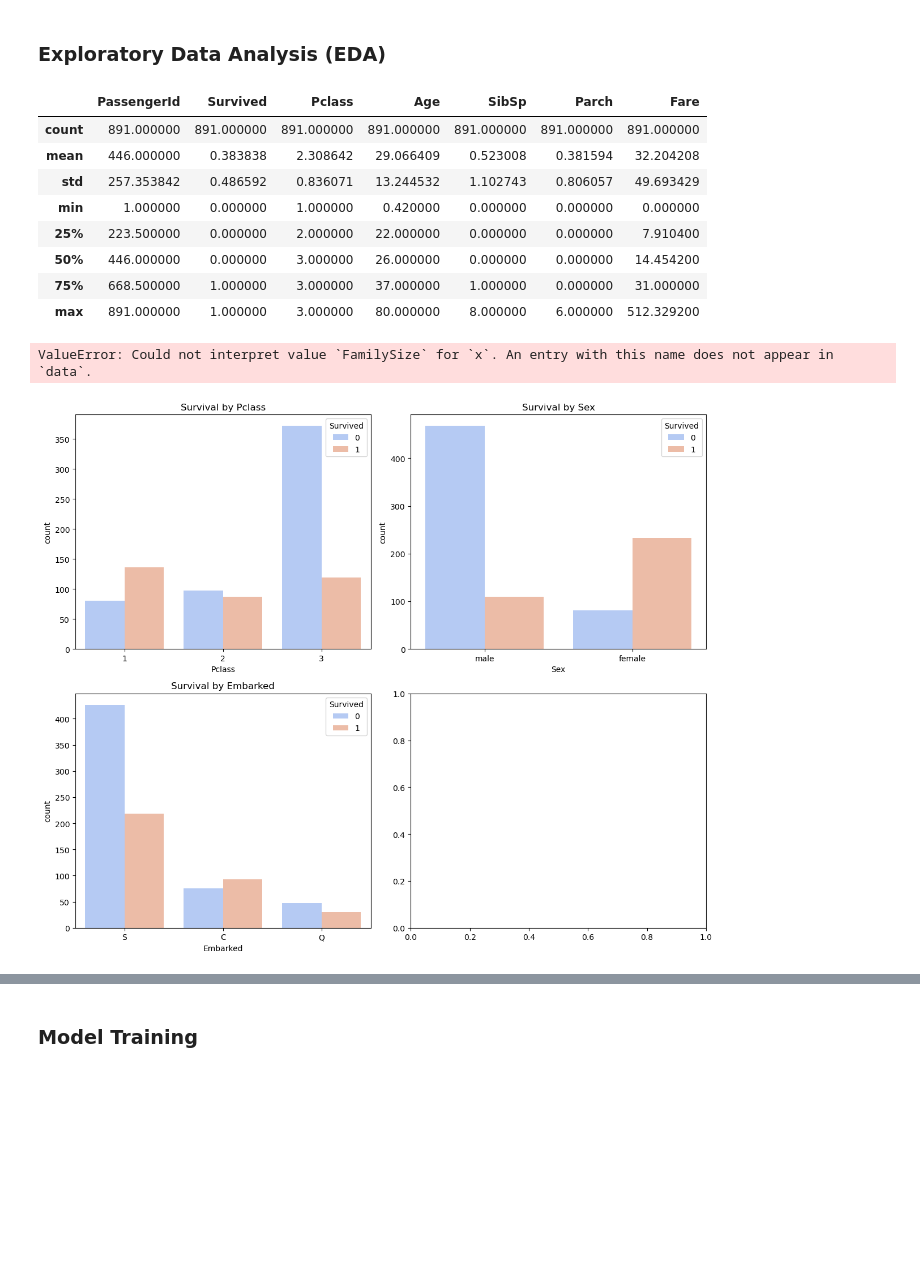
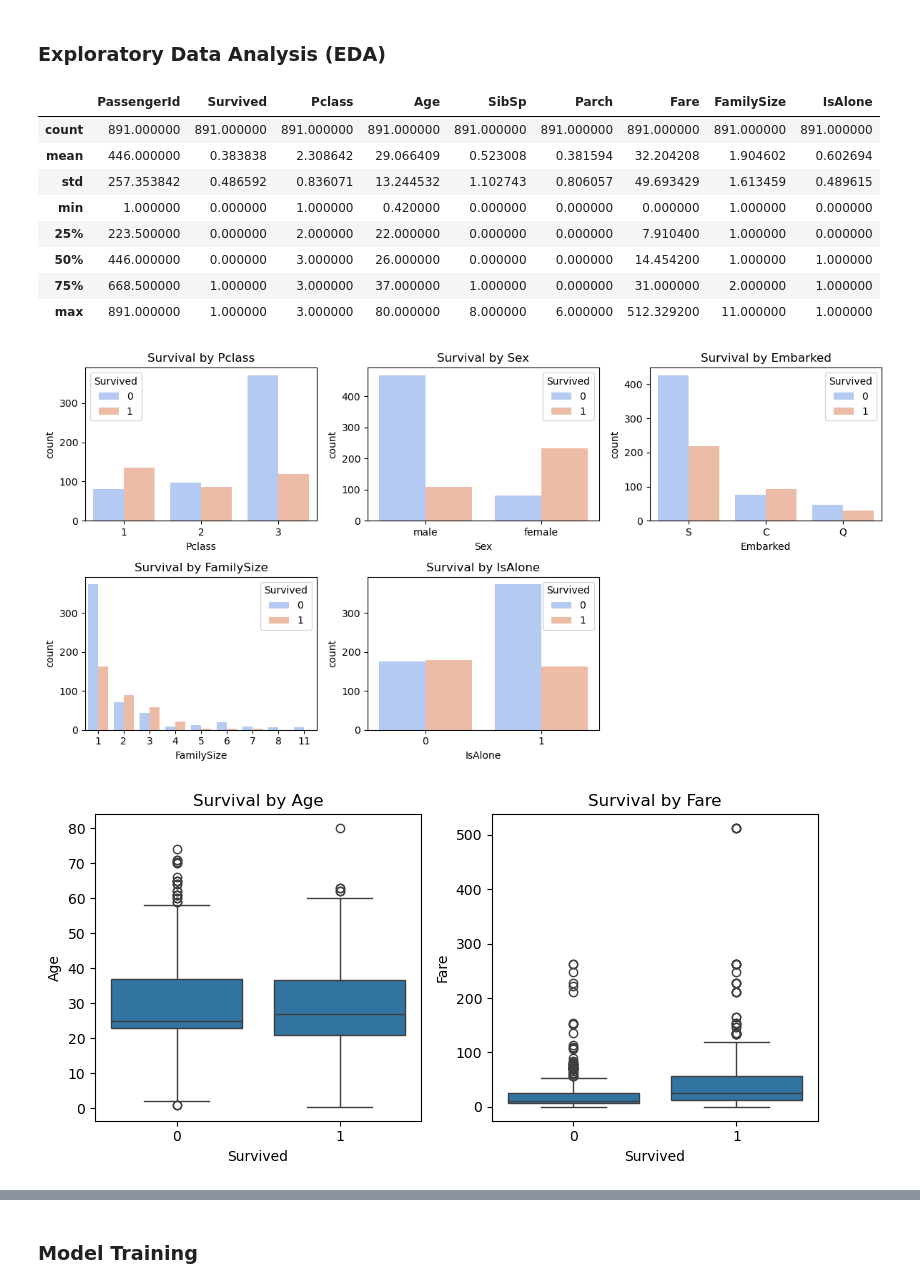
Before and after one commit to Graceyujung/Kaggle, a Jupyter notebook: Kaggle/titanic/titanic.ipynb, the cells around one changed output, grey strips where cells are left out. Cells and saved outputs as stored; diff of their text form; code cells hidden in the pictures; blank space fills up the shorter version.

```diff
--- a/Kaggle/titanic/titanic.ipynb
+++ b/Kaggle/titanic/titanic.ipynb
@@ -145,5 +126,5 @@ array([nan, 'C85', 'C123', 'E46', 'G6', 'C103', 'D56', 'A6',
        'B102', 'B69', 'E49', 'C47', 'D28', 'E17', 'A24', 'C50', 'B42',
        'C148'], dtype=object)
 # %%
-data.drop(columns=['Cabin'], inplace=True)
+data.drop(columns=['Cabin', 'Name', 'Ticket'], inplace=True)
 # %% [markdown]
@@ -172,0 +168,8 @@ Observation: The most common port can be a reasonable guess for two missing valu
+# %%
+data['FamilySize'] = data['SibSp'] + data['Parch'] + 1  # +1 for self
+
+# Create 'IsAlone' feature
+data['IsAlone'] = (data['FamilySize'] == 1).astype(int)
+# %%
+df =  data.drop(['SibSp', 'Parch'], axis=1).copy()
+df.head()
@@ -173,8 +183,10 @@ Observation: The most common port can be a reasonable guess for two missing valu
 # %%
+numerical_columns = df.select_dtypes(include=['number']).columns
+
 plt.figure(figsize=(10,5))
-for i, col in enumerate(numerical_cols, 1):
+for i, col in enumerate(numerical_columns, 1):
     plt.subplot(2, 4, i)
-    sns.histplot(data[col], kde=True, bins=20, color='blue')
+    sns.histplot(df[col], kde=True, bins=20, color='blue')
     plt.title(f'Histogram of {col}')
     plt.tight_layout()
 plt.show()
@@ -191,12 +203,12 @@ A lot of passengers paid less than $100 and there were much more people in 3rd/l
 # %%
 data.describe()
 # %% [output]
-|  | PassengerId | Survived | Pclass | Age | SibSp | Parch | Fare |
-| count | 891.000000 | 891.000000 | 891.000000 | 891.000000 | 891.000000 | 891.000000 | 891.000000 |
-| mean | 446.000000 | 0.383838 | 2.308642 | 29.066409 | 0.523008 | 0.381594 | 32.204208 |
-| std | 257.353842 | 0.486592 | 0.836071 | 13.244532 | 1.102743 | 0.806057 | 49.693429 |
-| min | 1.000000 | 0.000000 | 1.000000 | 0.420000 | 0.000000 | 0.000000 | 0.000000 |
-| 25% | 223.500000 | 0.000000 | 2.000000 | 22.000000 | 0.000000 | 0.000000 | 7.910400 |
-| 50% | 446.000000 | 0.000000 | 3.000000 | 26.000000 | 0.000000 | 0.000000 | 14.454200 |
-| 75% | 668.500000 | 1.000000 | 3.000000 | 37.000000 | 1.000000 | 0.000000 | 31.000000 |
-| max | 891.000000 | 1.000000 | 3.000000 | 80.000000 | 8.000000 | 6.000000 | 512.329200 |
+|  | PassengerId | Survived | Pclass | Age | SibSp | Parch | Fare | FamilySize | IsAlone |
+| count | 891.000000 | 891.000000 | 891.000000 | 891.000000 | 891.000000 | 891.000000 | 891.000000 | 891.000000 | 891.000000 |
+| mean | 446.000000 | 0.383838 | 2.308642 | 29.066409 | 0.523008 | 0.381594 | 32.204208 | 1.904602 | 0.602694 |
+| std | 257.353842 | 0.486592 | 0.836071 | 13.244532 | 1.102743 | 0.806057 | 49.693429 | 1.613459 | 0.489615 |
+| min | 1.000000 | 0.000000 | 1.000000 | 0.420000 | 0.000000 | 0.000000 | 0.000000 | 1.000000 | 0.000000 |
+| 25% | 223.500000 | 0.000000 | 2.000000 | 22.000000 | 0.000000 | 0.000000 | 7.910400 | 1.000000 | 0.000000 |
+| 50% | 446.000000 | 0.000000 | 3.000000 | 26.000000 | 0.000000 | 0.000000 | 14.454200 | 1.000000 | 1.000000 |
+| 75% | 668.500000 | 1.000000 | 3.000000 | 37.000000 | 1.000000 | 0.000000 | 31.000000 | 2.000000 | 1.000000 |
+| max | 891.000000 | 1.000000 | 3.000000 | 80.000000 | 8.000000 | 6.000000 | 512.329200 | 11.000000 | 1.000000 |
@@ -203,31 +225,31 @@ data.describe()
 # %%
 # List of categorical columns
-categorical_columns = ['Pclass', 'Sex', 'Embarked', 'FamilySize']
+categorical_columns = ['Pclass', 'Sex', 'Embarked', 'FamilySize', 'IsAlone']
 
 # Count plots for categorical features
-plt.figure(figsize=(12, 10))
+plt.figure(figsize=(12, 6))
 for i, column in enumerate(categorical_columns, 1):
-    plt.subplot(2, 2, i)
-    sns.countplot(x=column, hue='Survived', data=data, palette='coolwarm')
+    plt.subplot(2, 3, i)
+    sns.countplot(x=column, hue='Survived', data=df, palette='coolwarm')
     plt.title(f'Survival by {column}')
     plt.tight_layout()
 plt.show()
 
 # Box plots for numerical features like 'Age' and 'Fare'
-plt.figure(figsize=(12, 6))
+plt.figure(figsize=(8, 4))
 
 # Age distribution by Survived
 plt.subplot(1, 2, 1)
-sns.boxplot(x='Survived', y='Age', data=data)
+sns.boxplot(x='Survived', y='Age', data=df)
 plt.title('Survival by Age')
 
 # Fare distribution by Survived
 plt.subplot(1, 2, 2)
-sns.boxplot(x='Survived', y='Fare', data=data)
+sns.boxplot(x='Survived', y='Fare', data=df)
 plt.title('Survival by Fare')
 
 plt.tight_layout()
 plt.show()
 # %% [output]
-ValueError: Could not interpret value `FamilySize` for `x`. An entry with this name does not appear in `data`.
-[figure, old version]
+[figure, new version]
+[figure, added]
```
Also changed, not shown: parts of 27 cells of this notebook.
